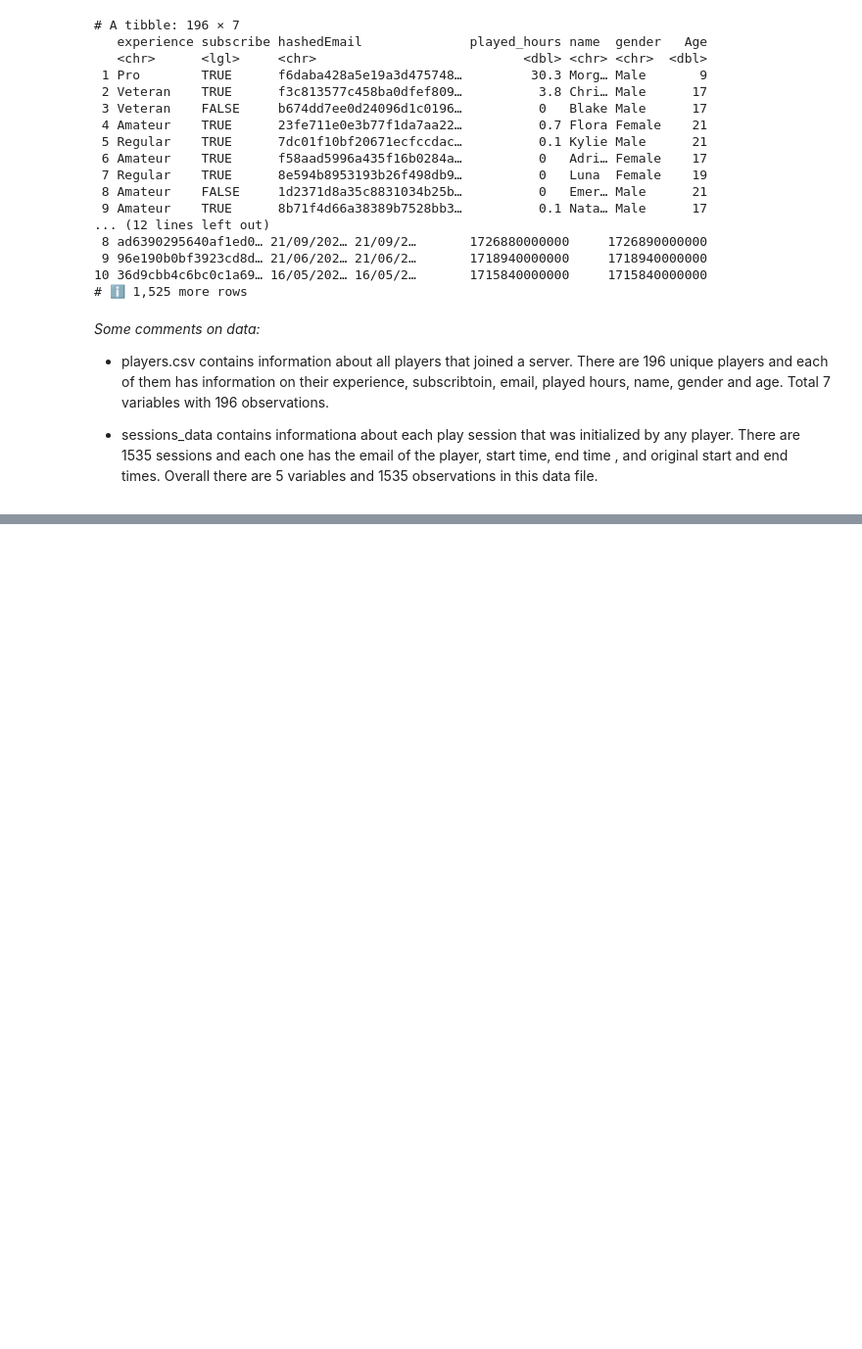
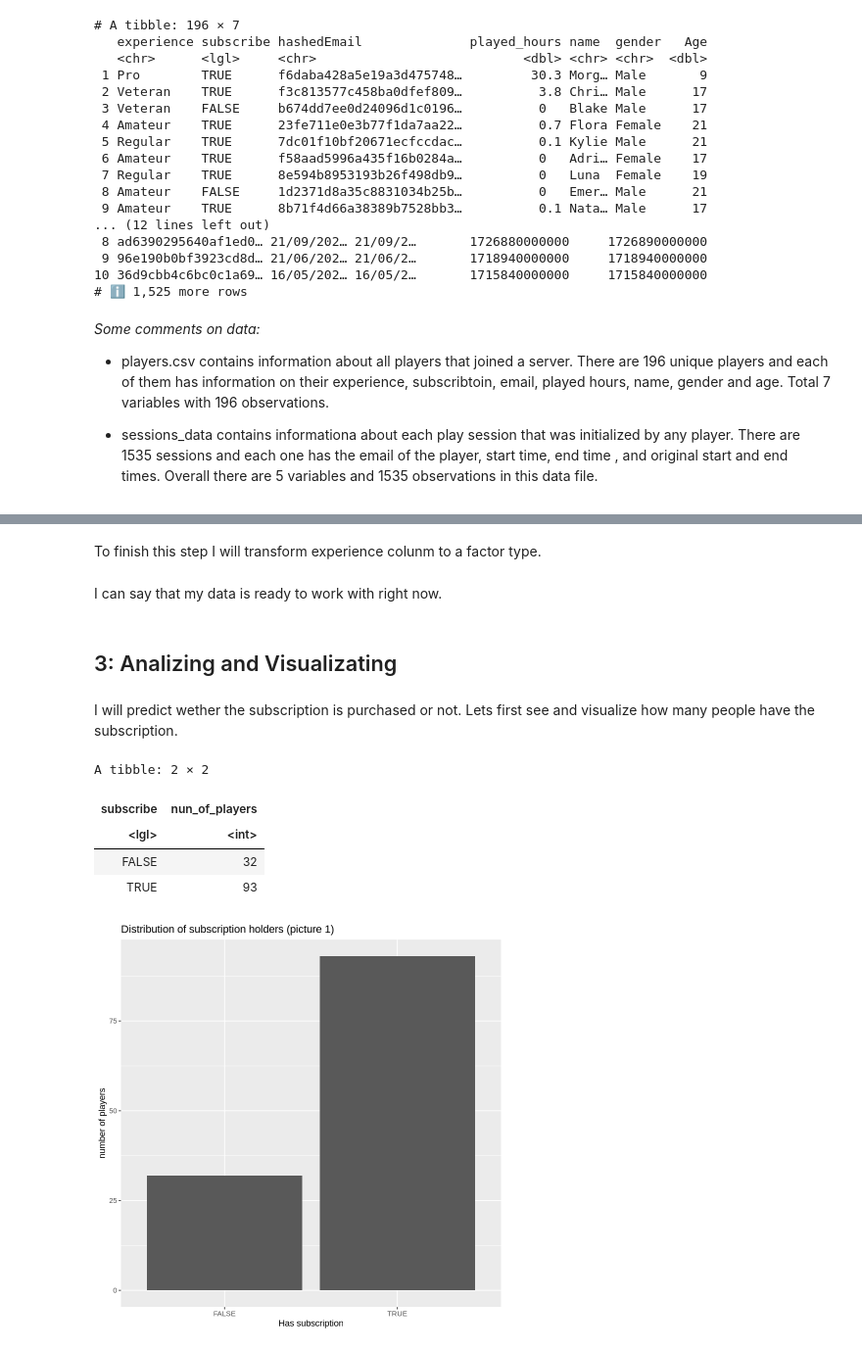
Before and after one commit to vladpatrakov/ds_project, a Jupyter notebook: DSCI-project.ipynb, the cells around one changed output, grey strips where cells are left out. Shown at 98% size. Drawn from its saved outputs; the diff is of its cells as text; code cells hidden in the pictures; blank space fills up the shorter version.

Commit message:
Visualizatio
Added visualization and analysed the prepared data

```diff
--- a/DSCI-project.ipynb
+++ b/DSCI-project.ipynb
@@ -67,0 +81,3 @@ print(sessions_data)
+# %%
+sessions_amt <- sessions_data |> group_by(hashedEmail) |> summarize(sessions = n())
+print(sessions_amt)
@@ -67,0 +122,3 @@ print(sessions_data)
+# %%
+players_full_data <- players_data |> left_join(sessions_amt, by = "hashedEmail") |> filter(sessions != "NA")
+print(players_full_data)
@@ -67,0 +166,3 @@ print(sessions_data)
+# %%
+players_work_dt <- players_full_data |> select(-hashedEmail, -name, -gender)
+players_work_dt |> print()
@@ -67,0 +184,22 @@ print(sessions_data)
+# %% [markdown]
+To finish this step I will transform experience colunm to a factor type.
+# %%
+players_work_dt <- players_work_dt |> mutate(experience = as_factor(experience))
+# %% [markdown]
+I can say that my data is ready to work with right now.
+# %% [markdown]
+## 3: Analizing and Visualizating
+# %% [markdown]
+I will predict wether the subscription is purchased or not. Lets first see and visualize how many people have the subscription.
+# %%
+players_work_dt |> group_by(subscribe) |> summarise(nun_of_players = n())
+players_work_dt |> group_by(subscribe) |> summarise(nun_of_players = n()) |>
+    ggplot(aes(x = subscribe, y = nun_of_players)) + geom_col() + labs(x = "Has subscription", y = "number of players") +
+    ggtitle("Distribution of subscription holders (picture 1)")
+# %% [output]
+A tibble: 2 × 2
+| subscribe | nun_of_players |
+| <lgl> | <int> |
+| FALSE | 32 |
+| TRUE | 93 |
+[figure, added]
```
Also changed, not shown: parts of 22 cells of this notebook.
